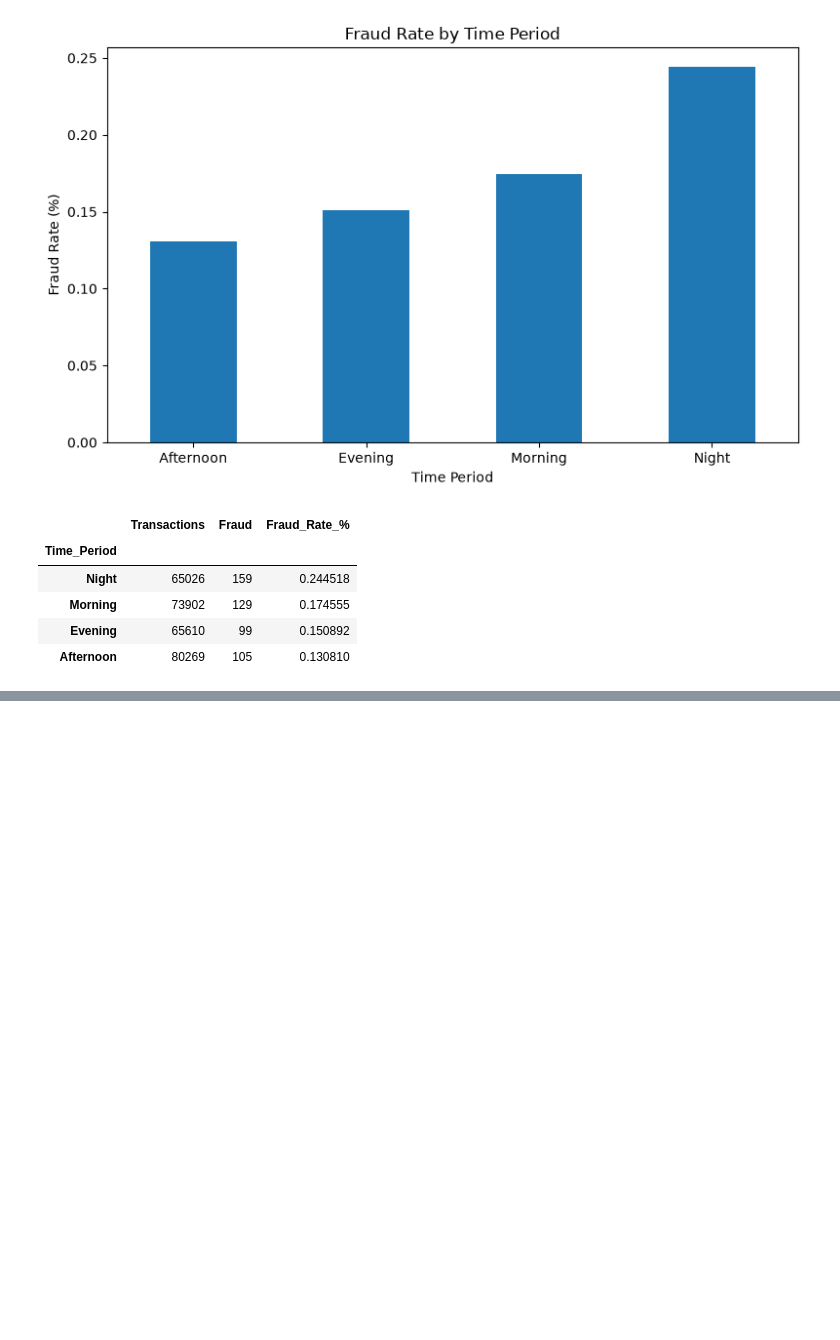
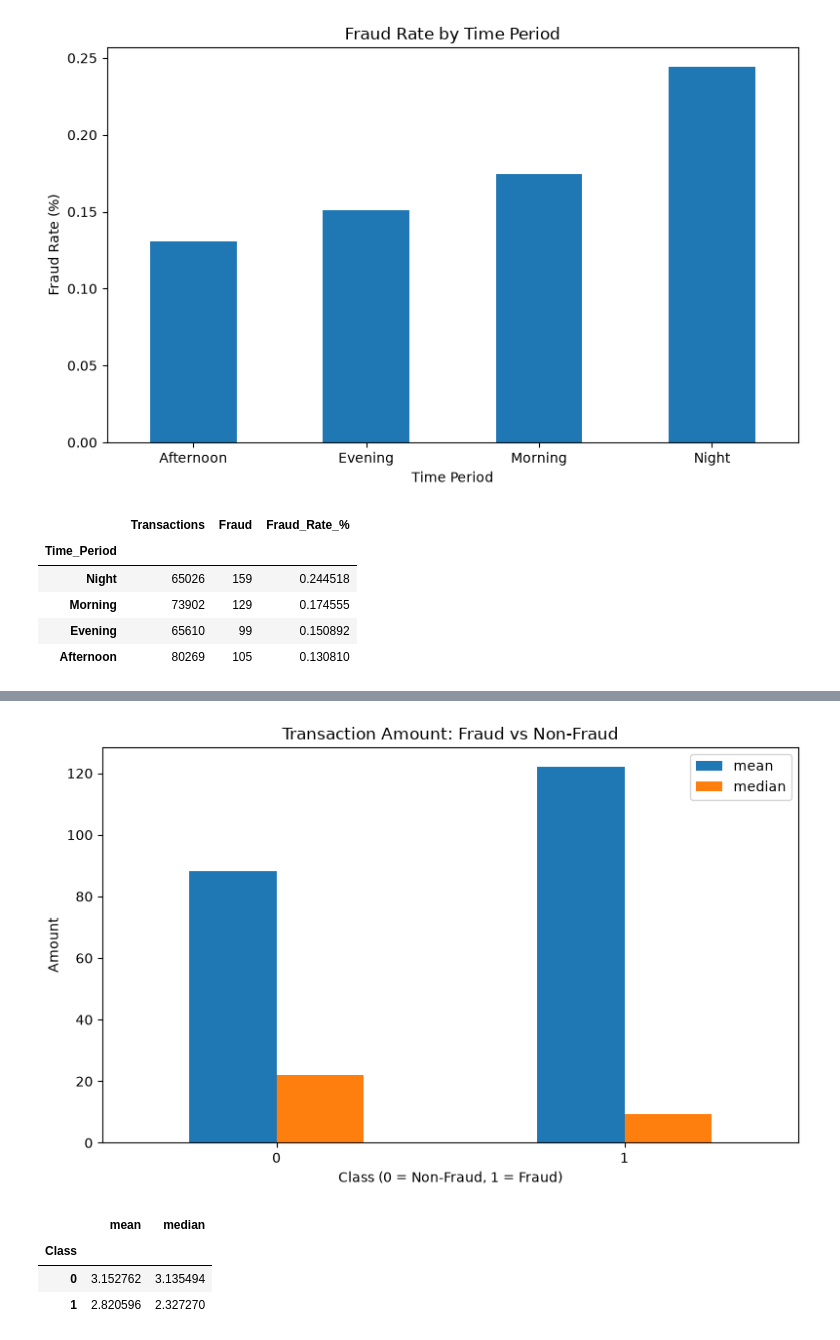
Before and after one commit to 9009594/real-time-financial-fraud-detection, a Jupyter notebook: notebooks/01_data_understanding.ipynb, the cells around one changed output, grey strips where cells are left out. Cells and saved outputs as stored; diff of their text form; code cells hidden in the pictures; blank space fills up the shorter version.

```diff
--- a/notebooks/01_data_understanding.ipynb
+++ b/notebooks/01_data_understanding.ipynb
@@ -672,0 +710,29 @@ time_fraud_rate.sort_values("Fraud_Rate_%", ascending=False)
+# %%
+amount_by_class = df.groupby("Class")["Amount"].agg(
+    ["mean", "median"]
+)
+
+amount_by_class.plot(
+    kind="bar",
+    figsize=(8, 5)
+)
+
+plt.title("Transaction Amount: Fraud vs Non-Fraud")
+plt.xlabel("Class (0 = Non-Fraud, 1 = Fraud)")
+plt.ylabel("Amount")
+plt.xticks(rotation=0)
+plt.tight_layout()
+plt.show()
+# %% [output]
+[figure, added]
+# %%
+log_amount_by_class = df.groupby("Class")["Log_Amount"].agg(
+    ["mean", "median"]
+)
+
+log_amount_by_class
+# %% [output]
+|  | mean | median |
+| Class |  |  |
+| 0 | 3.152762 | 3.135494 |
+| 1 | 2.820596 | 2.327270 |
```
Also changed, not shown: parts of 5 cells of this notebook.
